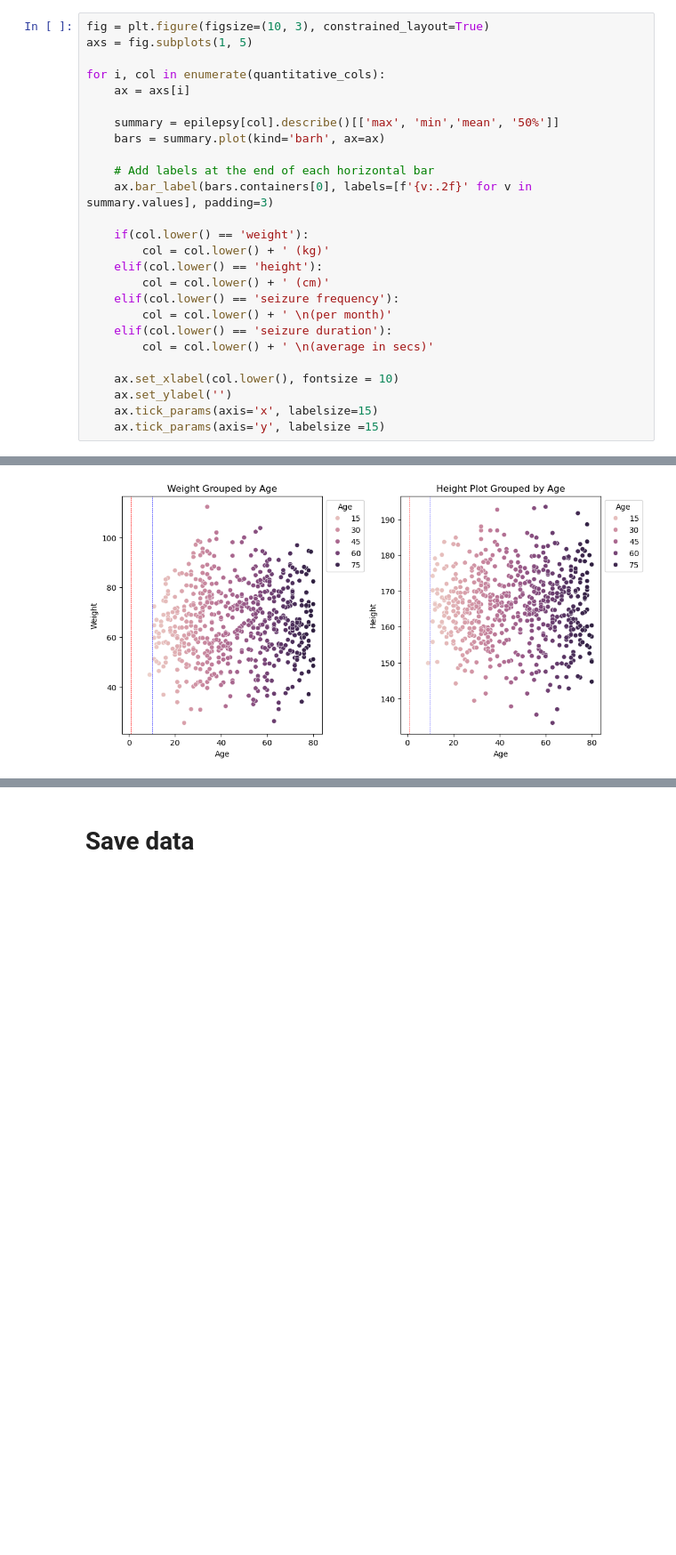
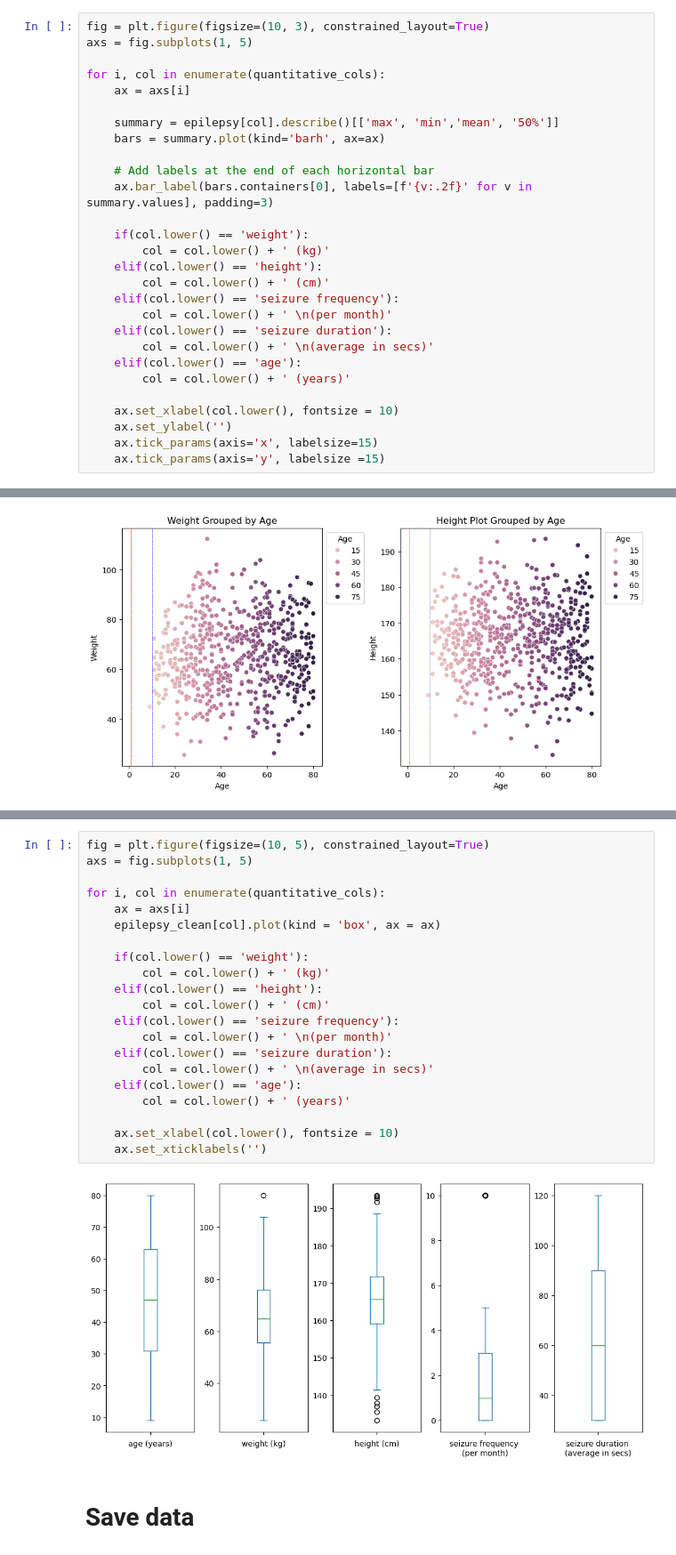
Before and after one commit to BeanXR/Case_Studies_2026_Sem_2_Task_1_Xian_Ren_Ng, a Jupyter notebook: Task_1_Data_Preprocessing.ipynb, the cells around one changed output, grey strips where cells are left out. Shown at 89% size. Saved outputs shown, nothing was run; the diff lists cells and outputs as text; blank space fills up the shorter version.

```diff
--- a/Task_1_Data_Preprocessing.ipynb
+++ b/Task_1_Data_Preprocessing.ipynb
@@ -205,6 +210,8 @@ for i, col in enumerate(quantitative_cols):
         col = col.lower() + ' \n(per month)'
     elif(col.lower() == 'seizure duration'):
         col = col.lower() + ' \n(average in secs)'
+    elif(col.lower() == 'age'):
+        col = col.lower() + ' (years)'
 
     ax.set_xlabel(col.lower(), fontsize = 10)
     ax.set_ylabel('')
@@ -374,3 +384,26 @@ Figures above shows the data after removing Biologically Implausible Values. The
+# %%
+fig = plt.figure(figsize=(10, 5), constrained_layout=True)
+axs = fig.subplots(1, 5)
+
+for i, col in enumerate(quantitative_cols):
+    ax = axs[i]
+    epilepsy_clean[col].plot(kind = 'box', ax = ax)
+
+    if(col.lower() == 'weight'):
+        col = col.lower() + ' (kg)'
+    elif(col.lower() == 'height'):
+        col = col.lower() + ' (cm)'
+    elif(col.lower() == 'seizure frequency'):
+        col = col.lower() + ' \n(per month)'
+    elif(col.lower() == 'seizure duration'):
+        col = col.lower() + ' \n(average in secs)'
+    elif(col.lower() == 'age'):
+        col = col.lower() + ' (years)'
+
+    ax.set_xlabel(col.lower(), fontsize = 10)
+    ax.set_xticklabels('')
+# %% [output]
+[figure, added]
 # %% [markdown]
 # Save data
 # %% [markdown]
```
Also changed, not shown: parts of 54 cells of this notebook, 5 other files.
